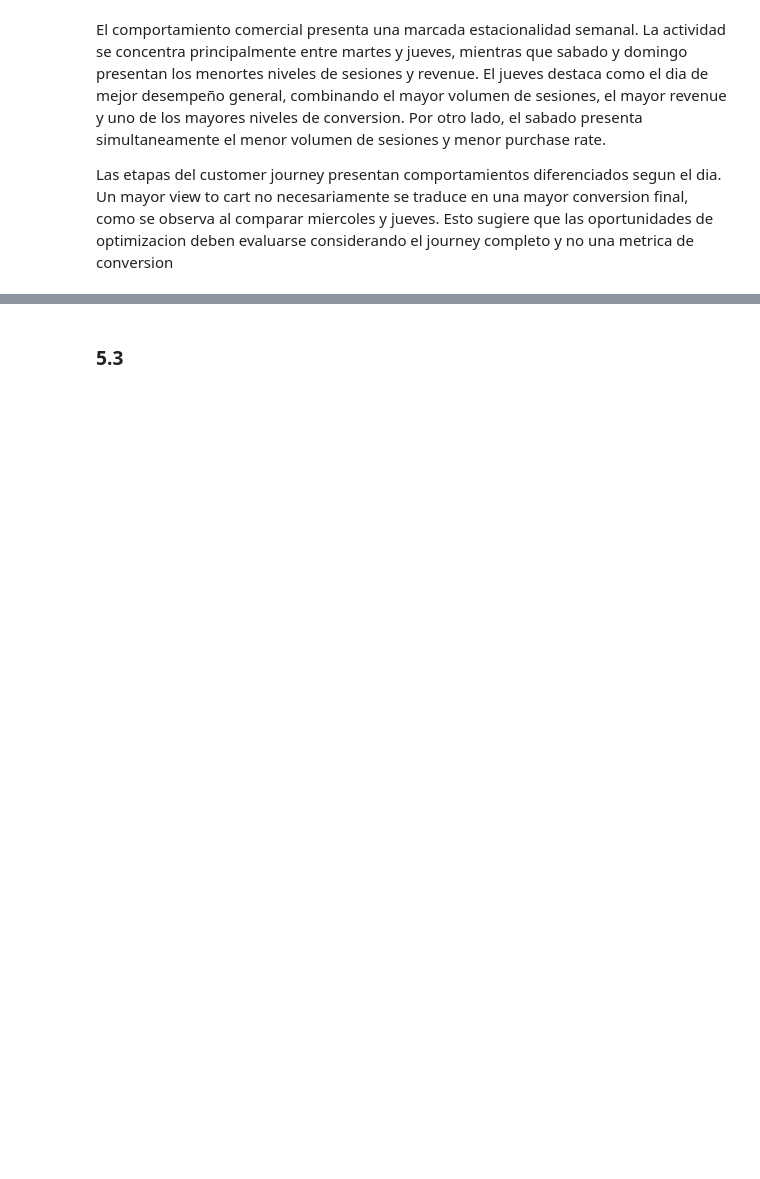
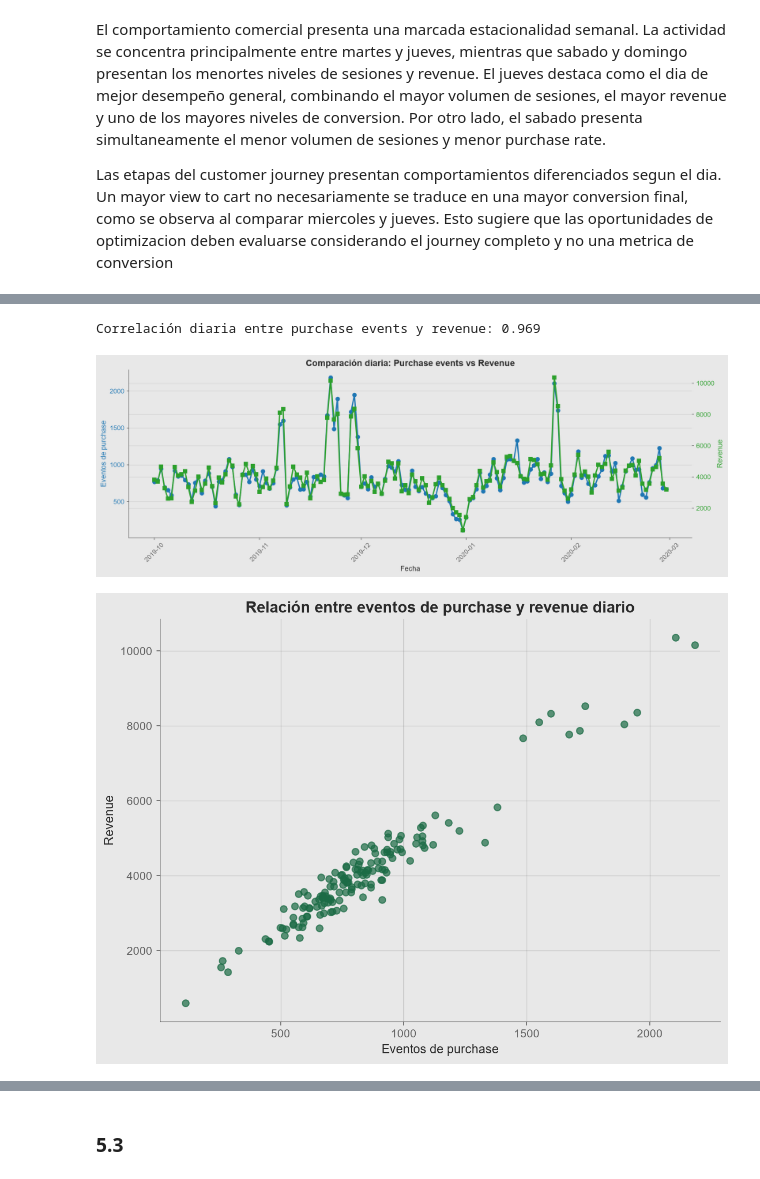
Before and after one commit to Nicosuarezso/ecommerce-cosmetics-analytics, a Jupyter notebook: notebooks/03_customer_journey_analysis.ipynb, the cells around one changed output, grey strips where cells are left out. Drawn from its saved outputs; the diff is of its cells as text; code cells hidden in the pictures; blank space fills up the shorter version.

```diff
--- a/notebooks/03_customer_journey_analysis.ipynb
+++ b/notebooks/03_customer_journey_analysis.ipynb
@@ -1514,0 +1554,65 @@ Las etapas del customer journey presentan comportamientos diferenciados segun el
+# %%
+# Agregación diaria de purchase events y revenue
+daily_purchase = (
+    df_purchases.groupby("date")
+    .agg(
+        purchase_events=("event_type", "size"),
+        revenue=("price", "sum"),
+        buyers=("user_id", "nunique")
+    )
+    .sort_index()
+)
+
+# Correlación
+corr = daily_purchase["purchase_events"].corr(daily_purchase["revenue"])
+print(f"Correlación diaria entre purchase events y revenue: {corr:.3f}")
+
+# Gráfico comparativo diario
+fig, ax1 = plt.subplots(figsize=(14, 5))
+
+ax1.plot(
+    daily_purchase.index,
+    daily_purchase["purchase_events"],
+    color="tab:blue",
+    marker="o",
+    linewidth=2,
+    label="Purchase events"
+)
+ax1.set_xlabel("Fecha")
+ax1.set_ylabel("Eventos de purchase", color="tab:blue")
+ax1.tick_params(axis="y", labelcolor="tab:blue")
+ax1.tick_params(axis="x", rotation=45)
+
+ax2 = ax1.twinx()
+ax2.plot(
+    daily_purchase.index,
+    daily_purchase["revenue"],
+    color="tab:green",
+    marker="s",
+    linewidth=2,
+    label="Revenue"
+)
+ax2.set_ylabel("Revenue", color="tab:green")
+ax2.tick_params(axis="y", labelcolor="tab:green")
+
+plt.title("Comparación diaria: Purchase events vs Revenue")
+plt.tight_layout()
+plt.show()
+
+# Scatter de relación
+plt.figure(figsize=(8, 6))
+plt.scatter(
+    daily_purchase["purchase_events"],
+    daily_purchase["revenue"],
+    alpha=0.7
+)
+plt.title("Relación entre eventos de purchase y revenue diario")
+plt.xlabel("Eventos de purchase")
+plt.ylabel("Revenue")
+plt.grid(alpha=0.2)
+plt.tight_layout()
+plt.show()
+# %% [output]
+Correlación diaria entre purchase events y revenue: 0.969
+[figure, added]
+[figure, added]
```
Also changed, not shown: parts of 72 cells of this notebook, 1 other file.
